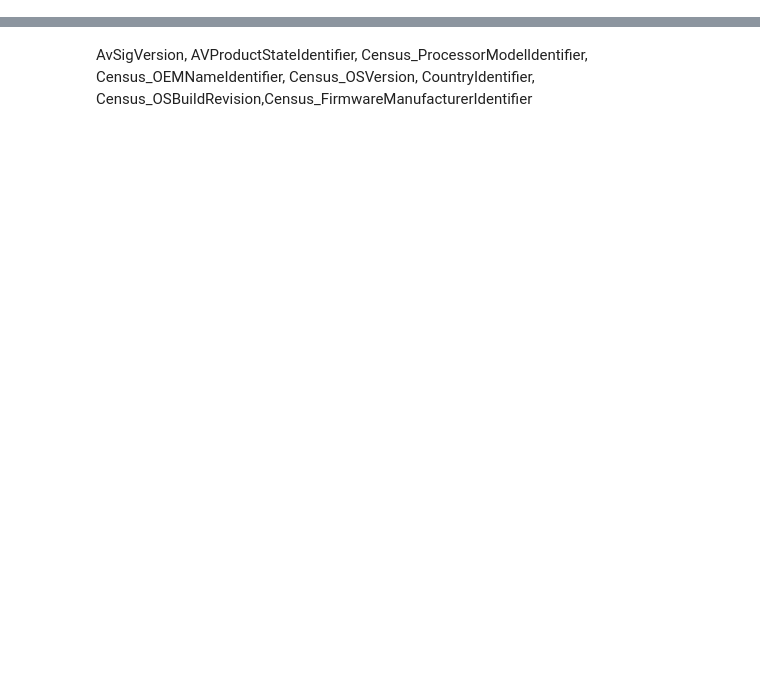
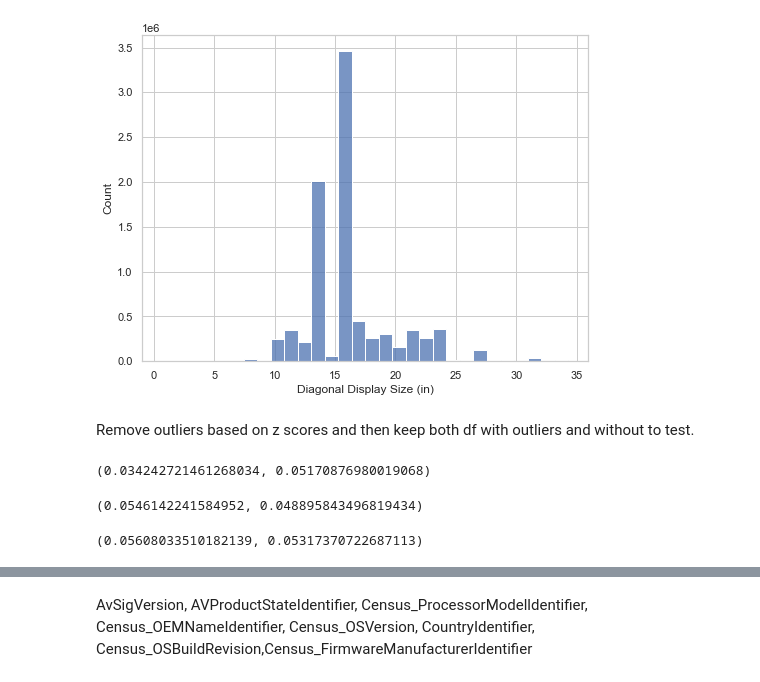
Before and after one commit to marco-riva/Capstone_2, a Jupyter notebook: notebooks/EDA.ipynb, the cells around one changed output, grey strips where cells are left out. Saved outputs shown, nothing was run; the diff lists cells and outputs as text; code cells hidden in the pictures; blank space fills up the shorter version.

```diff
--- a/notebooks/EDA.ipynb
+++ b/notebooks/EDA.ipynb
@@ -92,0 +122,15 @@ len(tot_columns)
+# %%
+z = stats.zscore(df['Census_InternalPrimaryDiagonalDisplaySizeInInches'], nan_policy='omit')
+z = abs(z)
+df['Census_InternalPrimaryDiagonalDisplaySizeInInches_outlier_removed_zscore'] = \
+df['Census_InternalPrimaryDiagonalDisplaySizeInInches'][z < 3]
+# %%
+plt.figure(figsize=(8, 6))
+sns.histplot(x='Census_InternalPrimaryDiagonalDisplaySizeInInches_outlier_removed_zscore',
+             data=df,
+             bins=30,)
+plt.xlabel('Diagonal Display Size (in)');
+# %% [output]
+[figure, added]
+# %% [markdown]
+Remove outliers based on z scores and then keep both df with outliers and without to test.
@@ -92,0 +139,18 @@ len(tot_columns)
+# %%
+x = df['Census_InternalPrimaryDiagonalDisplaySizeInInches']
+y = df['HasDetections']
+x.corr(y, method='pearson'), x.corr(y, method='spearman')
+# %% [output]
+(0.034242721461268034, 0.05170876980019068)
+# %%
+x = df['Census_InternalPrimaryDiagonalDisplaySizeInInches_outlier_removed_IQR']
+y = df['HasDetections']
+x.corr(y, method='pearson'), x.corr(y, method='spearman')
+# %% [output]
+(0.0546142241584952, 0.048895843496819434)
+# %%
+x = df['Census_InternalPrimaryDiagonalDisplaySizeInInches_outlier_removed_zscore']
+y = df['HasDetections']
+x.corr(y, method='pearson'), x.corr(y, method='spearman')
+# %% [output]
+(0.05608033510182139, 0.05317370722687113)
```
Also changed, not shown: parts of 28 cells of this notebook.
